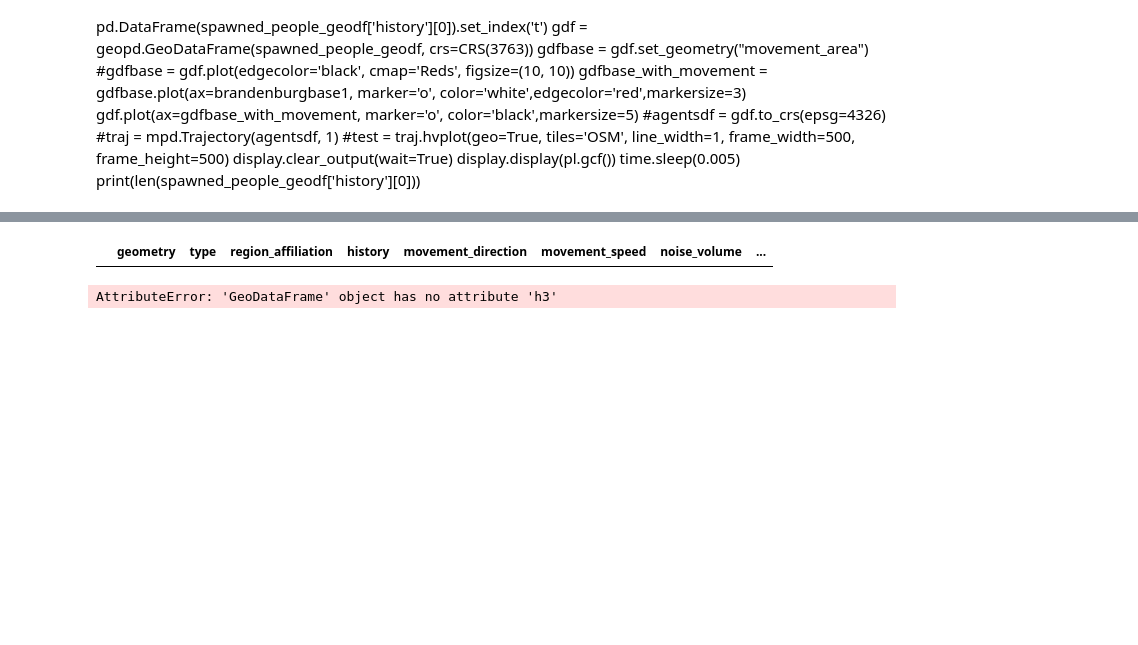
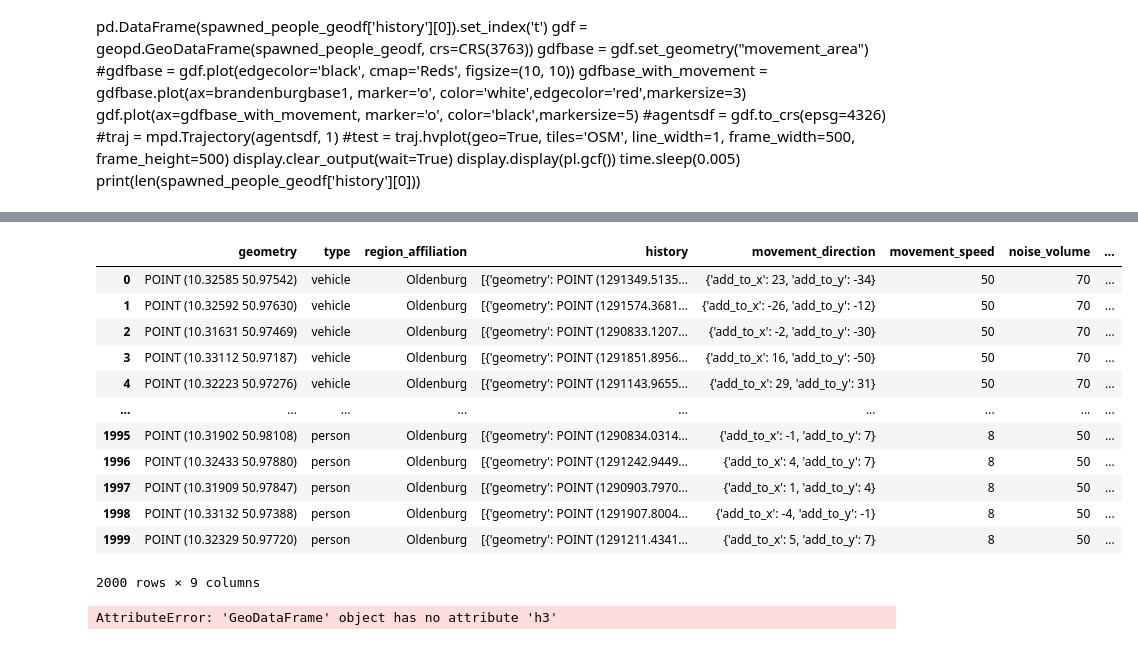
Before and after one commit to AlexandreBellas/mtds-project, a Jupyter notebook: project1/simulation/noise-simulation-proj/noise simulation.ipynb, the cells around one changed output, grey strips where cells are left out. Drawn from its saved outputs; the diff is of its cells as text; code cells hidden in the pictures; blank space fills up the shorter version.

```diff
--- a/project1/simulation/noise-simulation-proj/noise simulation.ipynb
+++ b/project1/simulation/noise-simulation-proj/noise simulation.ipynb
@@ -304,14 +294,26 @@ AttributeError: 'DataFrame' object has no attribute 'crs'
 # %%
-oldenburdf = spawned_people_geodf[spawned_people_geodf['region_affiliation'] == 'Oldenburg']
-geo_oldenburg = geopd.GeoDataFrame(oldenburdf, crs=3763)
+#oldenburdf = spawned_people_geodf[spawned_people_geodf['region_affiliation'] == 'Oldenburg']
+geo_oldenburg = geopd.GeoDataFrame(spawned_people_geodf, crs=3763)
 geo_oldenburg['noise_pollution_area']= oldenburdf['geometry'].apply(lambda x: x.buffer(10, cap_style=1))
 #geo_oldenburg = geo_oldenburg.set_geometry('noise_pollution_area')
-geo_oldenburg['geometry'] = geo_oldenburg['noise_pollution_area']
+#geo_oldenburg['geometry'] = geo_oldenburg['noise_pollution_area']
 geo_oldenburg = geo_oldenburg.to_crs(4326)
 #df = geo_oldenburg.h3.geo_to_h3(15)
 geo_oldenburg
 # %% [output]
 |  | geometry | type | region_affiliation | history | movement_direction | movement_speed | noise_volume | ... |
+| 0 | POINT (10.32585 50.97542) | vehicle | Oldenburg | [{'geometry': POINT (1291349.5135... | {'add_to_x': 23, 'add_to_y': -34} | 50 | 70 | ... |
+| 1 | POINT (10.32592 50.97630) | vehicle | Oldenburg | [{'geometry': POINT (1291574.3681... | {'add_to_x': -26, 'add_to_y': -12} | 50 | 70 | ... |
+| 2 | POINT (10.31631 50.97469) | vehicle | Oldenburg | [{'geometry': POINT (1290833.1207... | {'add_to_x': -2, 'add_to_y': -30} | 50 | 70 | ... |
+| 3 | POINT (10.33112 50.97187) | vehicle | Oldenburg | [{'geometry': POINT (1291851.8956... | {'add_to_x': 16, 'add_to_y': -50} | 50 | 70 | ... |
+| 4 | POINT (10.32223 50.97276) | vehicle | Oldenburg | [{'geometry': POINT (1291143.9655... | {'add_to_x': 29, 'add_to_y': 31} | 50 | 70 | ... |
+| ... | ... | ... | ... | ... | ... | ... | ... | ... |
+| 1995 | POINT (10.31902 50.98108) | person | Oldenburg | [{'geometry': POINT (1290834.0314... | {'add_to_x': -1, 'add_to_y': 7} | 8 | 50 | ... |
+| 1996 | POINT (10.32433 50.97880) | person | Oldenburg | [{'geometry': POINT (1291242.9449... | {'add_to_x': 4, 'add_to_y': 7} | 8 | 50 | ... |
+| 1997 | POINT (10.31909 50.97847) | person | Oldenburg | [{'geometry': POINT (1290903.7970... | {'add_to_x': 1, 'add_to_y': 4} | 8 | 50 | ... |
+| 1998 | POINT (10.33132 50.97388) | person | Oldenburg | [{'geometry': POINT (1291907.8004... | {'add_to_x': -4, 'add_to_y': -1} | 8 | 50 | ... |
+| 1999 | POINT (10.32329 50.97720) | person | Oldenburg | [{'geometry': POINT (1291211.4341... | {'add_to_x': 5, 'add_to_y': 7} | 8 | 50 | ... |
+2000 rows × 9 columns
 # %%
 geo_oldenburg_H3 = geo_oldenburg.h3.polyfill(15, explode=True)
 # %% [output]
```
Also changed, not shown: parts of 12 cells of this notebook, 7 other files.
